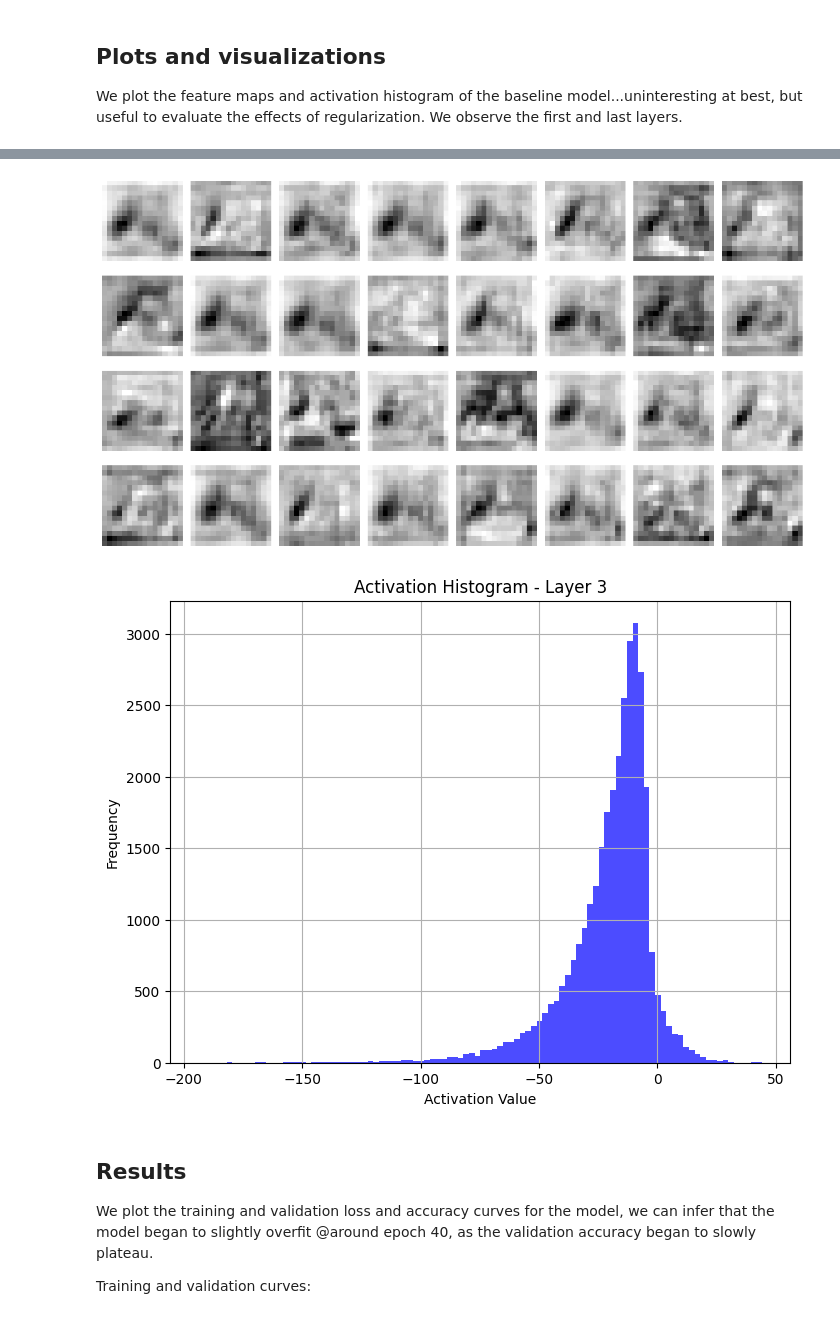
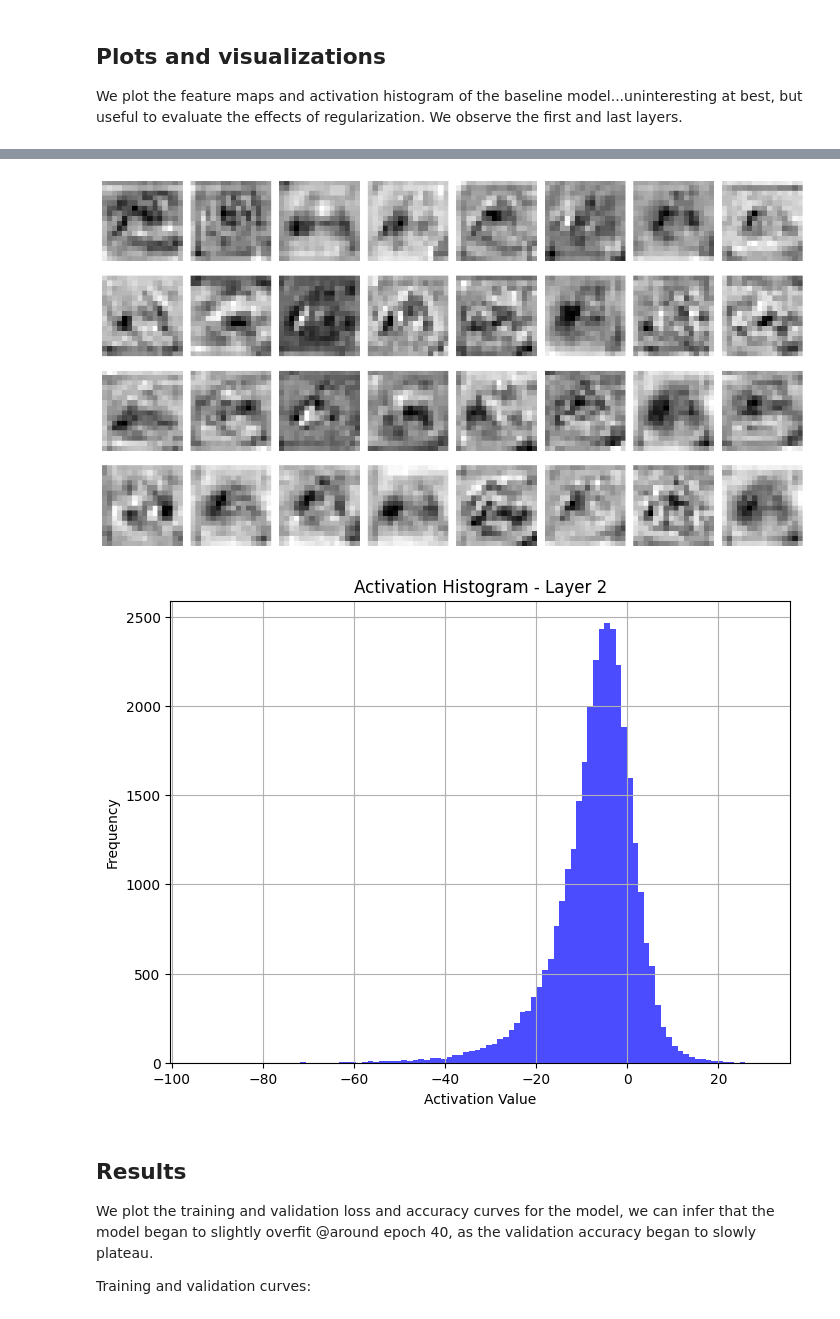
Before and after one commit to fw7th/regularization-ml, a Jupyter notebook: notebooks/01_baseline.ipynb, the cells around one changed output, grey strips where cells are left out. Drawn from its saved outputs; the diff is of its cells as text; code cells hidden in the pictures.

```diff
--- a/notebooks/01_baseline.ipynb
+++ b/notebooks/01_baseline.ipynb
@@ -115,5 +132,0 @@ plotFmaps_and_activationHist(baseline_model, "baseline", "model_best", val_loade
-# %%
-plotFmaps_and_activationHist(baseline_model, "baseline", "model_best", val_loader, 3)
-# %% [output]
-[figure, removed]
-[figure, removed]
@@ -120,3 +136,9 @@ plotFmaps_and_activationHist(baseline_model, "baseline", "model_best", val_loade
+# %%
+visualizations_folder = f"{DATA_DIR}/visualizations/baseline"
+plotFmaps_and_activationHist(baseline_model, visualizations_folder, val_loader, 2)
+# %% [output]
+[figure, added]
+[figure, added]
 # %% [markdown]
 ## Results
 We plot the training and validation loss and accuracy curves for the model, we can infer that the model began to slightly overfit @around epoch 40, as the validation accuracy began to slowly plateau.
```
Also changed, not shown: parts of 23 cells of this notebook, 1 other file.
